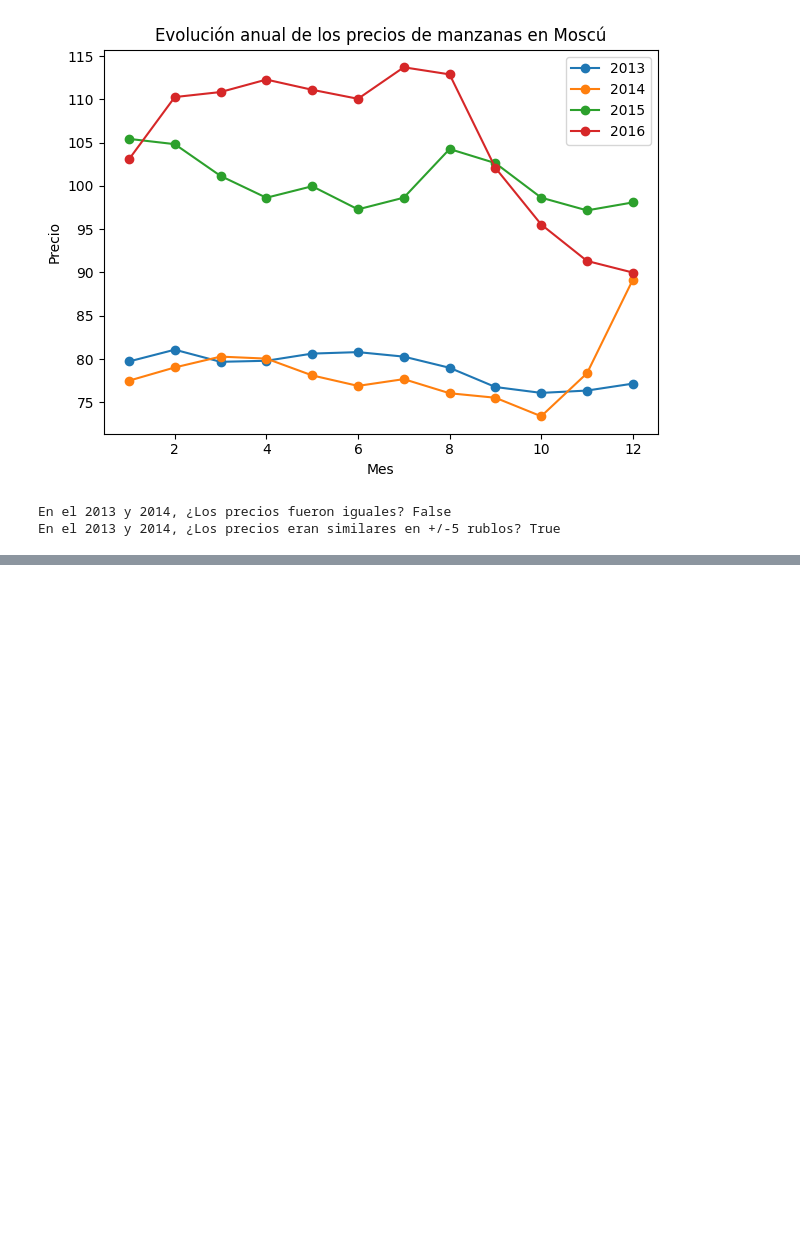
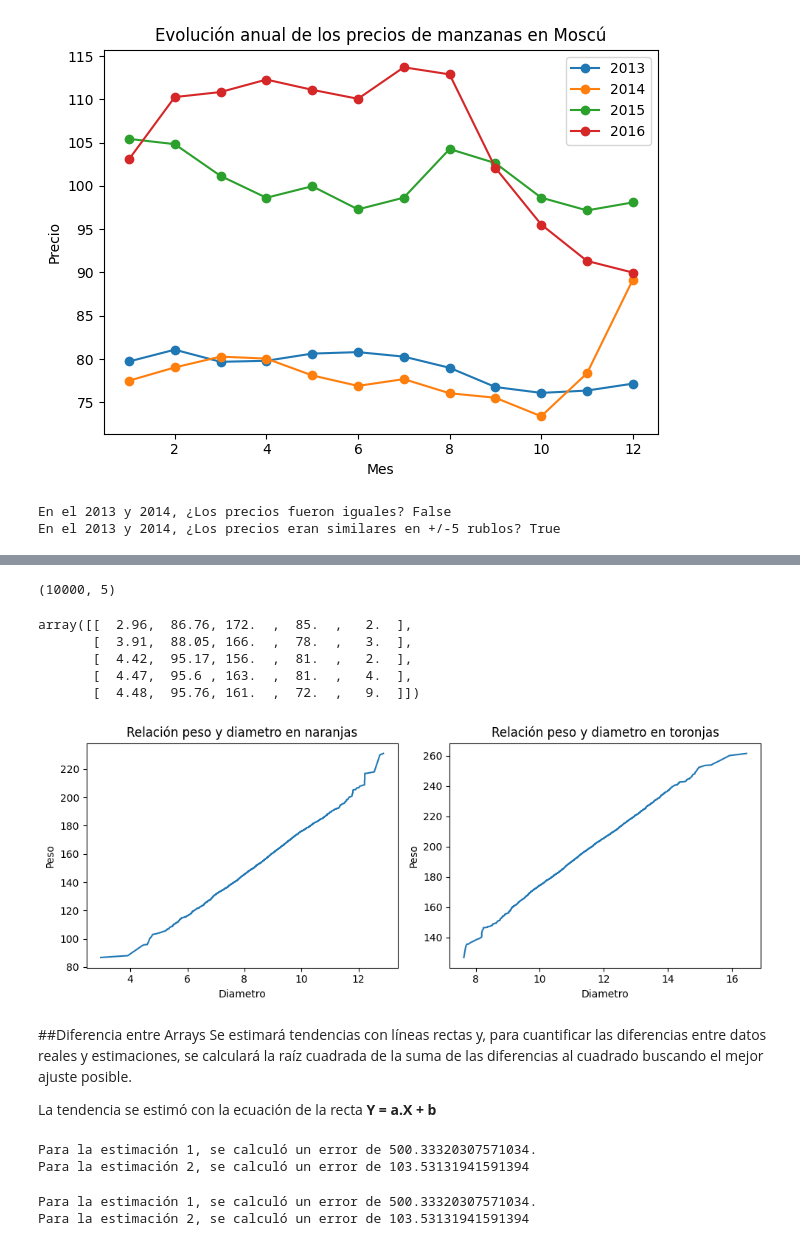
Before and after one commit to JLuceroVasquez/numpy-analisis-numerico-eficiente-con-python, a Jupyter notebook: Numpy.ipynb, the cells around one changed output, grey strips where cells are left out. Saved outputs shown, nothing was run; the diff lists cells and outputs as text; code cells hidden in the pictures; blank space fills up the shorter version.

```diff
--- a/Numpy.ipynb
+++ b/Numpy.ipynb
@@ -233,0 +297,46 @@ En el 2013 y 2014, ¿Los precios eran similares en +/-5 rublos? True
+# %%
+#Conocemos las dimensiones y formas del dataset
+datos_proyecto.ndim #Resultado: 2
+datos_proyecto.shape
+# %% [output]
+(10000, 5)
+# %%
+datos_proyecto[:5,:]
+# %% [output]
+array([[  2.96,  86.76, 172.  ,  85.  ,   2.  ],
+       [  3.91,  88.05, 166.  ,  78.  ,   3.  ],
+       [  4.42,  95.17, 156.  ,  81.  ,   2.  ],
+       [  4.47,  95.6 , 163.  ,  81.  ,   4.  ],
+       [  4.48,  95.76, 161.  ,  72.  ,   9.  ]])
+# %%
+#Seleccionamos con slice notation los datos que se usarán.
+diametro_naranjas = datos_proyecto[:5000,0]
+diametro_toronjas = datos_proyecto[5000:,0]
+peso_naranjas = datos_proyecto[:5000,1]
+peso_toronjas = datos_proyecto[5000:,1]
+# %%
+#Creamos una figura con dos ejes (1 fila y 2 columnas)
+fig, axs = plt.subplots(1, 2, figsize=(10, 4))
+
+#Ejecutamos la función "my_plotter" para los datos de naranjas.
+my_plotter(axs[0], diametro_naranjas, peso_naranjas)
+axs[0].set_title(f'Relación peso y diametro en naranjas')
+axs[0].set_xlabel('Diametro')
+axs[0].set_ylabel('Peso')
+
+#Ejecutamos la función "my_plotter" para los datos de toronjas.
+my_plotter(axs[1], diametro_toronjas, peso_toronjas)
+axs[1].set_title(f'Relación peso y diametro en toronjas')
+axs[1].set_xlabel('Diametro')
+axs[1].set_ylabel('Peso')
+
+#Mostramos la figura
+plt.tight_layout() #Evita que ejes y títulos se solapen.
+plt.show()
+# %% [output]
+[figure, added]
+# %% [markdown]
+##Diferencia entre Arrays
+Se estimará tendencias con líneas rectas y, para cuantificar las diferencias entre datos reales y estimaciones, se calculará la raíz cuadrada de la suma de las diferencias al cuadrado buscando el mejor ajuste posible.
+
+La tendencia se estimó con la ecuación de la recta **Y = a.X + b**
@@ -233,0 +351,17 @@ En el 2013 y 2014, ¿Los precios eran similares en +/-5 rublos? True
+# %%
+#Realizamos el cálculo manual de la raíz cuadrada de la suma de las diferencias al cuadrado.
+Error_1 = np.sqrt(np.sum(np.power((Y_original - Y1_estimada),2)))
+Error_2 = np.sqrt(np.sum(np.power((Y_original - Y2_estimada),2)))
+
+print(f'Para la estimación 1, se calculó un error de {Error_1}.\nPara la estimación 2, se calculó un error de {Error_2}')
+# %% [output]
+Para la estimación 1, se calculó un error de 500.33320307571034.
+Para la estimación 2, se calculó un error de 103.53131941591394
+# %%
+#Realizamos el cálculo corto de la raíz cuadrada de la suma de las diferencias al cuadrado.
+Error_1_corto = np.linalg.norm(Y_original - Y1_estimada)
+Error_2_corto = np.linalg.norm(Y_original - Y2_estimada)
+print(f'Para la estimación 1, se calculó un error de {Error_1_corto}.\nPara la estimación 2, se calculó un error de {Error_2_corto}')
+# %% [output]
+Para la estimación 1, se calculó un error de 500.33320307571034.
+Para la estimación 2, se calculó un error de 103.53131941591394
```
Also changed, not shown: parts of 15 cells of this notebook.
